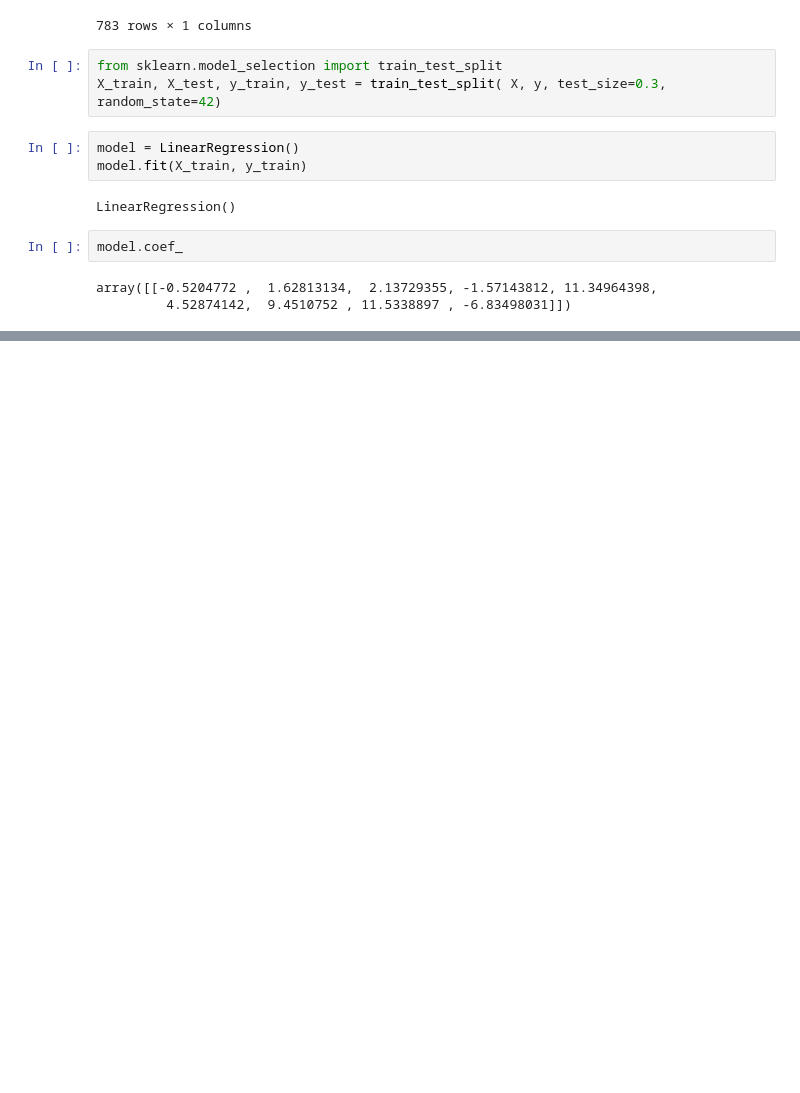
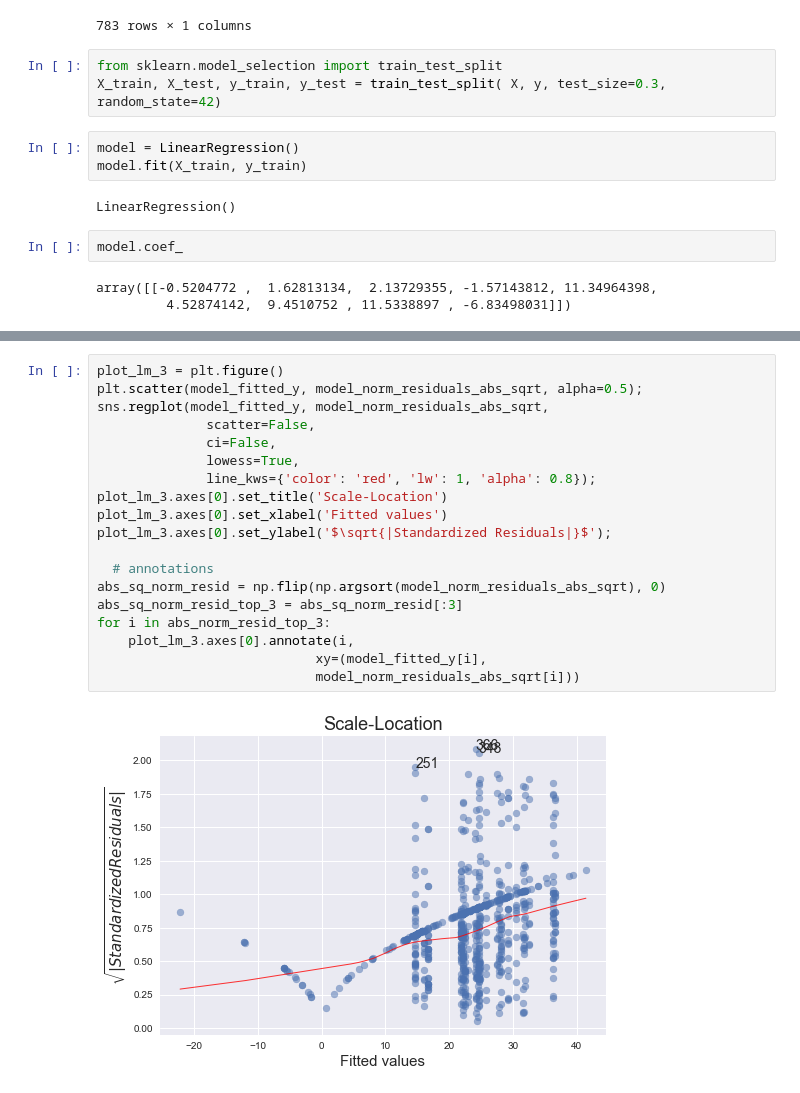
Before and after one commit to Ruthless-Raven/W.I.L.D-ZOO-CAPSTONE-, a Jupyter notebook: code/linear regression.ipynb, the cells around one changed output, grey strips where cells are left out. Cells and saved outputs as stored; diff of their text form; blank space fills up the shorter version.

```diff
--- a/code/linear regression.ipynb
+++ b/code/linear regression.ipynb
@@ -119,0 +227,21 @@ plt.subplots_adjust(left=.3)
+# %%
+plot_lm_3 = plt.figure()
+plt.scatter(model_fitted_y, model_norm_residuals_abs_sqrt, alpha=0.5);
+sns.regplot(model_fitted_y, model_norm_residuals_abs_sqrt,
+              scatter=False,
+              ci=False,
+              lowess=True,
+              line_kws={'color': 'red', 'lw': 1, 'alpha': 0.8});
+plot_lm_3.axes[0].set_title('Scale-Location')
+plot_lm_3.axes[0].set_xlabel('Fitted values')
+plot_lm_3.axes[0].set_ylabel('$\sqrt{|Standardized Residuals|}$');
+
+  # annotations
+abs_sq_norm_resid = np.flip(np.argsort(model_norm_residuals_abs_sqrt), 0)
+abs_sq_norm_resid_top_3 = abs_sq_norm_resid[:3]
+for i in abs_norm_resid_top_3:
+    plot_lm_3.axes[0].annotate(i,
+                            xy=(model_fitted_y[i],
+                            model_norm_residuals_abs_sqrt[i]))
+# %% [output]
+[figure, added]
```
Also changed, not shown: parts of 9 cells of this notebook.
